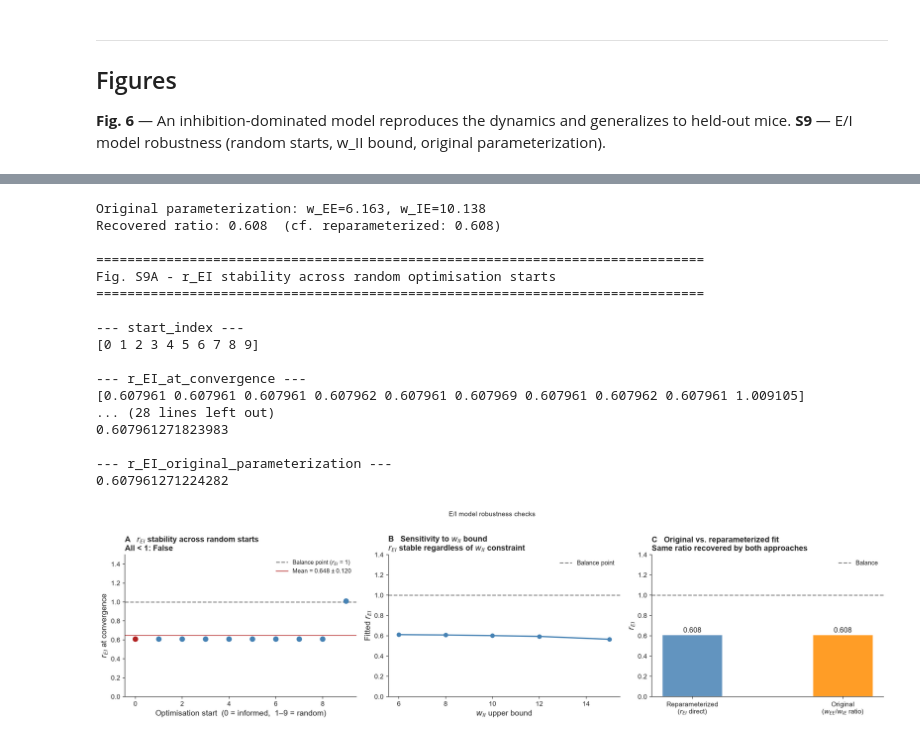
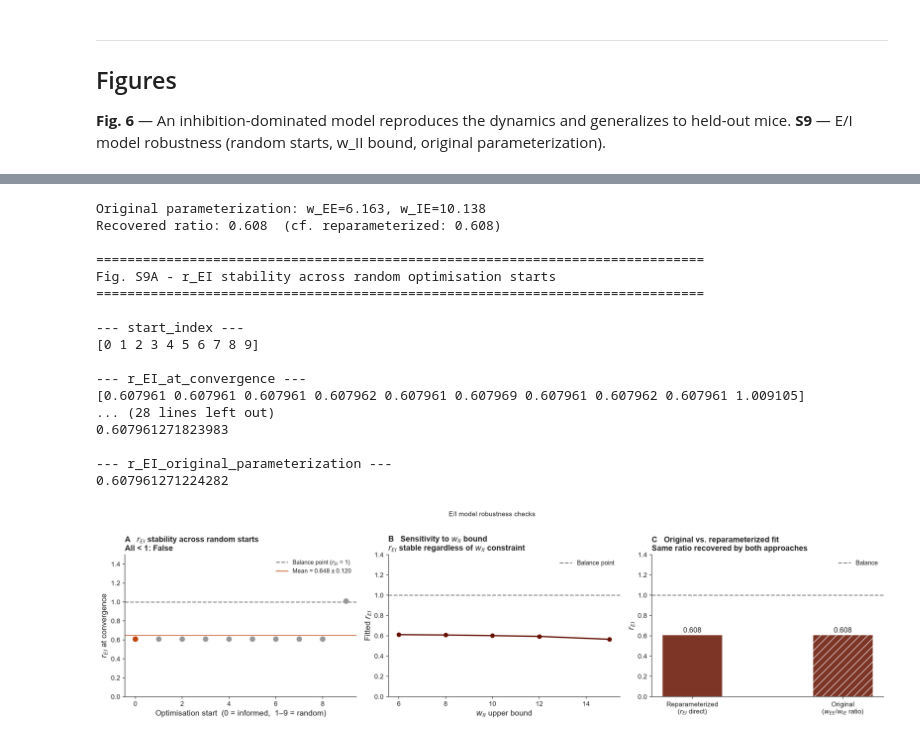
Before and after one commit to Jana-HQ/cross-mouse-v1-rsa, a Jupyter notebook: src/part6_ei_model.ipynb, the cells around one changed output, grey strips where cells are left out. Saved outputs shown, nothing was run; the diff lists cells and outputs as text; code cells hidden in the pictures.

```diff
--- a/src/part6_ei_model.ipynb
+++ b/src/part6_ei_model.ipynb
@@ -45,18 +45,16 @@ plt.rcParams.update({
     'legend.fontsize': 9.5, 'figure.dpi': 150,
 })
 sns.set_style('ticks')
-COL_NS  = 'steelblue'    # RSU / E population
-COL_GR  = 'darkorange'   # FSU / I population
-COL_FIT = 'firebrick'    # fitted model curves / annotations
-COL_REF = 'dimgray'
-COL_PV  = 'mediumpurple' # r_EI parameter bars
 
-
-colors  = apply_plot_style()
-COL_NS  = colors["COL_NS"]
-COL_GR  = colors["COL_GR"]
-COL_FIT = colors["COL_FIT"]
-COL_REF = colors["COL_REF"]
+colors   = apply_plot_style()
+COL_DATA = colors["COL_DATA"]            # train split (6C), same metric as COL_TEST
+COL_TEST = colors["COL_TEST"]            # test split (6C), light tint of COL_DATA
+COL_RSU  = colors["COL_RSU"]             # RSU / E population — same category as Part 5
+COL_FSU  = colors["COL_FSU"]             # FSU / I population — same category as Part 5
+COL_FIT  = colors["COL_FIT"]             # fitted model curves / annotations
+COL_REF  = colors["COL_REF"]
+COL_REI  = colors["COL_REI"]             # r_EI parameter (own dedicated quantity)
+COL_INFORMED_START = colors["COL_INFORMED_START"]   # informed-start robustness check
 # %%
 # Load archive, extract if needed, resolve output paths.
 manifest, bin_edges, ARCHIVE_DIR, FIGURES_DIR, OUTPUTS_DIR = setup_archive(
@@ -506,11 +507,11 @@ fig, axes = plt.subplots(1, 3, figsize=(17, 4.5))
 
 # Panel A: r_EI across random starts
 ax = axes[0]
-cols_stab = [COL_FIT if i == 0 else COL_NS for i in range(len(stab_r_EI))]
+cols_stab = [COL_INFORMED_START if i == 0 else COL_REF for i in range(len(stab_r_EI))]
 ax.scatter(range(len(stab_r_EI)), stab_r_EI, color=cols_stab, s=55, zorder=3)
 ax.axhline(1.0, color='gray', linestyle='--', linewidth=1.5,
            label='Balance point ($r_{EI}$ = 1)')
-ax.axhline(stab_r_EI.mean(), color=COL_FIT, linestyle='-', linewidth=1.5, alpha=0.7,
+ax.axhline(stab_r_EI.mean(), color=COL_INFORMED_START, linestyle='-', linewidth=1.5, alpha=0.7,
            label=f'Mean = {stab_r_EI.mean():.3f} ± {stab_r_EI.std():.3f}')
 ax.set_xlabel('Optimisation start  (0 = informed,  1–9 = random)')
 ax.set_ylabel('$r_{EI}$ at convergence')
@@ -534,7 +535,7 @@ for ub in w_II_bounds_test:
         r_EI_at_bounds.append(np.nan)
 
 ax = axes[1]
-ax.plot(w_II_bounds_test, r_EI_at_bounds, 'o-', color=COL_NS,
+ax.plot(w_II_bounds_test, r_EI_at_bounds, 'o-', color=COL_REI,
         linewidth=2, markersize=6)
 ax.axhline(1.0, color='gray', linestyle='--', linewidth=1.5,
            label='Balance point')
@@ -573,7 +574,10 @@ except Exception as e:
 ax = axes[2]
 labels_c3   = ['Reparameterized\n($r_{EI}$ direct)', 'Original\n($w_{EE}$/$w_{IE}$ ratio)']
 vals_c3     = [r_EI_fit, r_EI_orig]
-bars_c3     = ax.bar(labels_c3, vals_c3, color=[COL_NS, COL_GR], alpha=0.85, width=0.4)
+# Same quantity (r_EI) recovered by two methods, so both bars share COL_REI —
+# a hatch, not a second hue, distinguishes the method.
+bars_c3     = ax.bar(labels_c3, vals_c3, color=COL_REI, alpha=0.85, width=0.4)
+bars_c3[1].set_hatch('//')
 for bar, v in zip(bars_c3, vals_c3):
     ax.text(bar.get_x() + bar.get_width()/2, v + 0.01,
             f'{v:.3f}', ha='center', va='bottom', fontsize=11)
@@ -602,31 +606,31 @@ print_figure_data(
 )
 print_figure_data(
     "Fig. S9C - Original vs. reparameterized r_EI recovery",
     labels=labels_c3,
     r_EI_values=np.array(vals_c3),
     r_EI_reparameterized=r_EI_fit,
     r_EI_original_parameterization=r_EI_orig,
 )
 
 plt.tight_layout()
 plt.savefig(FIGURES_DIR / 'figS9_ei_robustness.png', bbox_inches='tight')
 plt.show()
 # %% [output]
 Original parameterization: w_EE=6.163, w_IE=10.138
 Recovered ratio: 0.608  (cf. reparameterized: 0.608)
 
 ==============================================================================
 Fig. S9A - r_EI stability across random optimisation starts
 ==============================================================================
 
 --- start_index ---
 [0 1 2 3 4 5 6 7 8 9]
 
 --- r_EI_at_convergence ---
 [0.607961 0.607961 0.607961 0.607962 0.607961 0.607969 0.607961 0.607962 0.607961 1.009105]
 ... (28 lines left out)
 0.607961271823983
 
 --- r_EI_original_parameterization ---
 0.607961271224282
-[figure, old version]
+[figure, new version]
```
Also changed, not shown: parts of 3 cells of this notebook, 26 other files.
